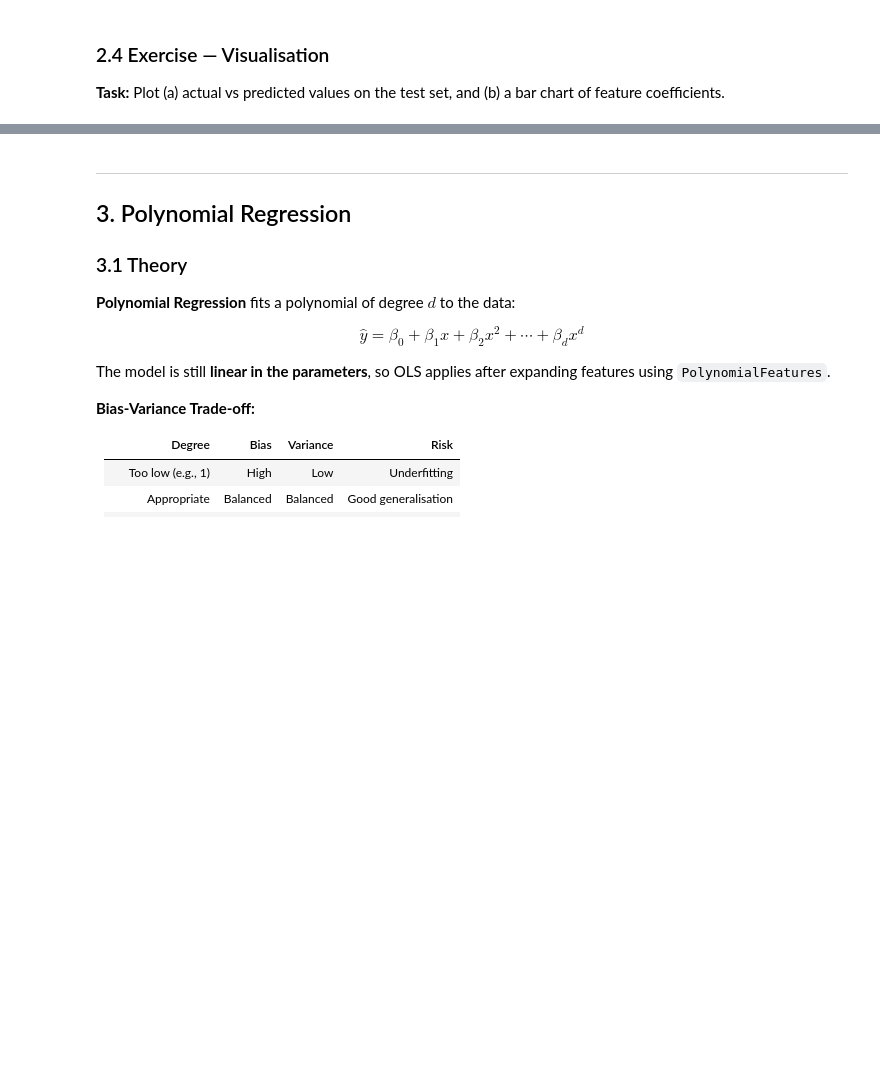
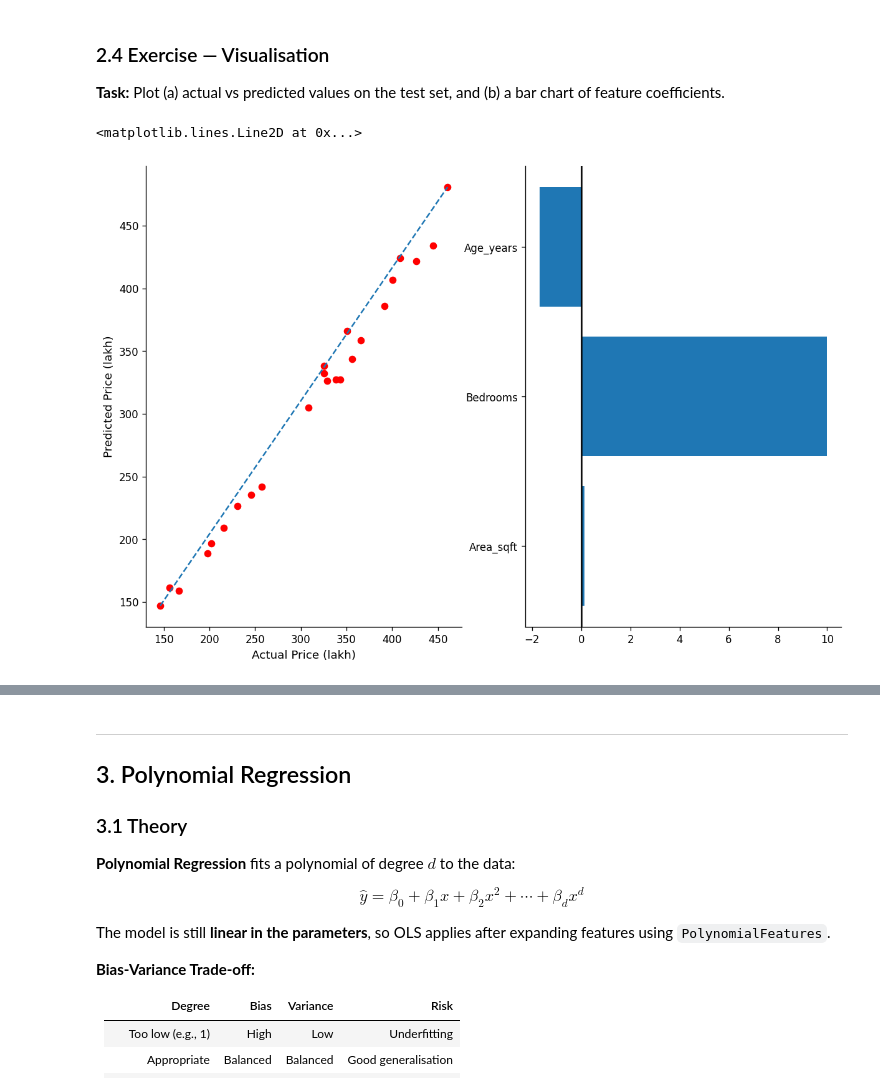
Before and after one commit to kumaramardeep342/AI_Lab, a Jupyter notebook: 9_tutorial_regression/DA5401W_Regression_I_Questions.ipynb, the cells around one changed output, grey strips where cells are left out. Drawn from its saved outputs; the diff is of its cells as text; code cells hidden in the pictures; blank space fills up the shorter version.

```diff
--- a/9_tutorial_regression/DA5401W_Regression_I_Questions.ipynb
+++ b/9_tutorial_regression/DA5401W_Regression_I_Questions.ipynb
@@ -264,0 +418,30 @@ print(df_mlr.describe().round(2).to_string())
+# %%
+# TODO: Define feature matrix X and target vector y
+# TODO: Split into train and test sets (test_size=0.2, random_state=42)
+# TODO: Fit the model
+# TODO: Generate predictions for train and test sets
+# TODO: Print R² and RMSE for train and test
+
+# TODO: Define feature matrix X and target vector y
+X_mlr = df_mlr[['Area_sqft','Bedrooms','Age_years']].values
+y_mlr = df_mlr['Price_lakh'].values
+
+# TODO: Split into train and test sets (test_size=0.2, random_state=42)
+X_train,X_test,y_train,y_test = train_test_split(X_mlr,y_mlr,test_size=0.2,random_state=42)
+
+# TODO: Fit the model
+model_mlr = LinearRegression()
+model_mlr.fit(X_train,y_train)
+
+# TODO: Generate predictions for train and test sets
+y_pred_train = model_mlr.predict(X_train)
+y_pred_test  = model_mlr.predict(X_test)
+
+print("Coefficients:")
+
+for name , coef in zip(['Area_sqft','Bedrooms','Age_years'],model_mlr.coef_):
+    print(f"  β({name:12s}) = {coef:.4f}")
+print(f"  β₀ (intercept)  = {model_mlr.intercept_}")
+
+print(f"\nTrain  R² = {r2_score(y_train, y_pred_train):.4f}  |  RMSE = {np.sqrt(mean_squared_error(y_train, y_pred_train)):.4f}")
+print(f"\nTest  R² = {r2_score(y_test, y_pred_test):.4f}  |  RMSE = {np.sqrt(mean_squared_error(y_test, y_pred_test)):.4f}")
@@ -290,3 +483,17 @@ print(f"Test   R² = {r2_score(y_test,  y_pred_test ):.4f}  |  RMSE = {np.sqrt(m
 ### 2.4 Exercise — Visualisation
 
 **Task:** Plot (a) actual vs predicted values on the test set, and (b) a bar chart of feature coefficients.
+# %%
+# Scatter y_test vs y_pred_test
+fig,axes = plt.subplots(1,2,figsize=(12,8))
+axes[0].scatter(y_test,y_pred_test,color='red')
+axes[0].set_xlabel('Actual Price (lakh)')
+axes[0].set_ylabel('Predicted Price (lakh)')
+axes[0].plot([min(y_test),max(y_test)],[min(y_pred_test),max(y_pred_test)],linestyle='dashed')
+
+# Plot 2: Feature Coefficients
+axes[1].barh(['Area_sqft','Bedrooms','Age_years'],model_mlr.coef_)
+axes[1].axvline(0,color='black')
+# %% [output]
+<matplotlib.lines.Line2D at 0x...>
+[figure, added]
```
Also changed, not shown: parts of 27 cells of this notebook, 11 other files.
